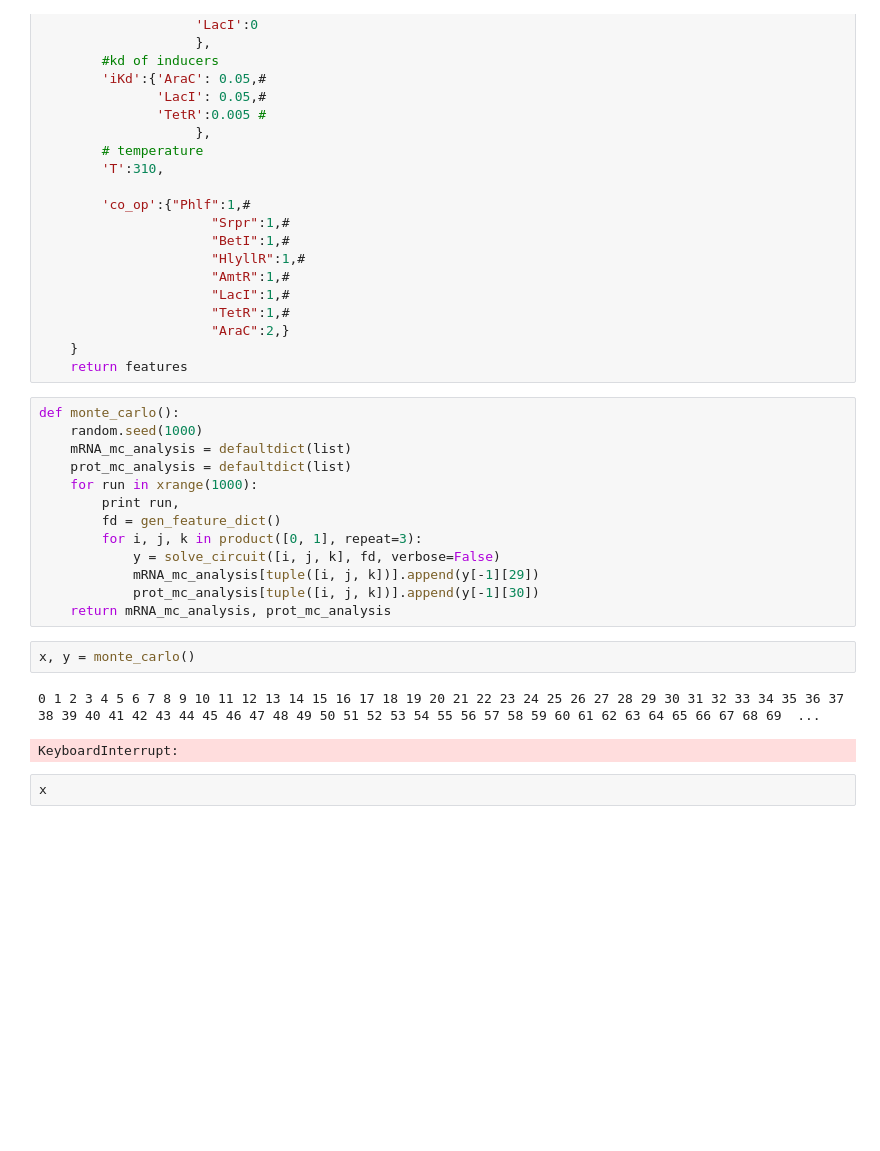
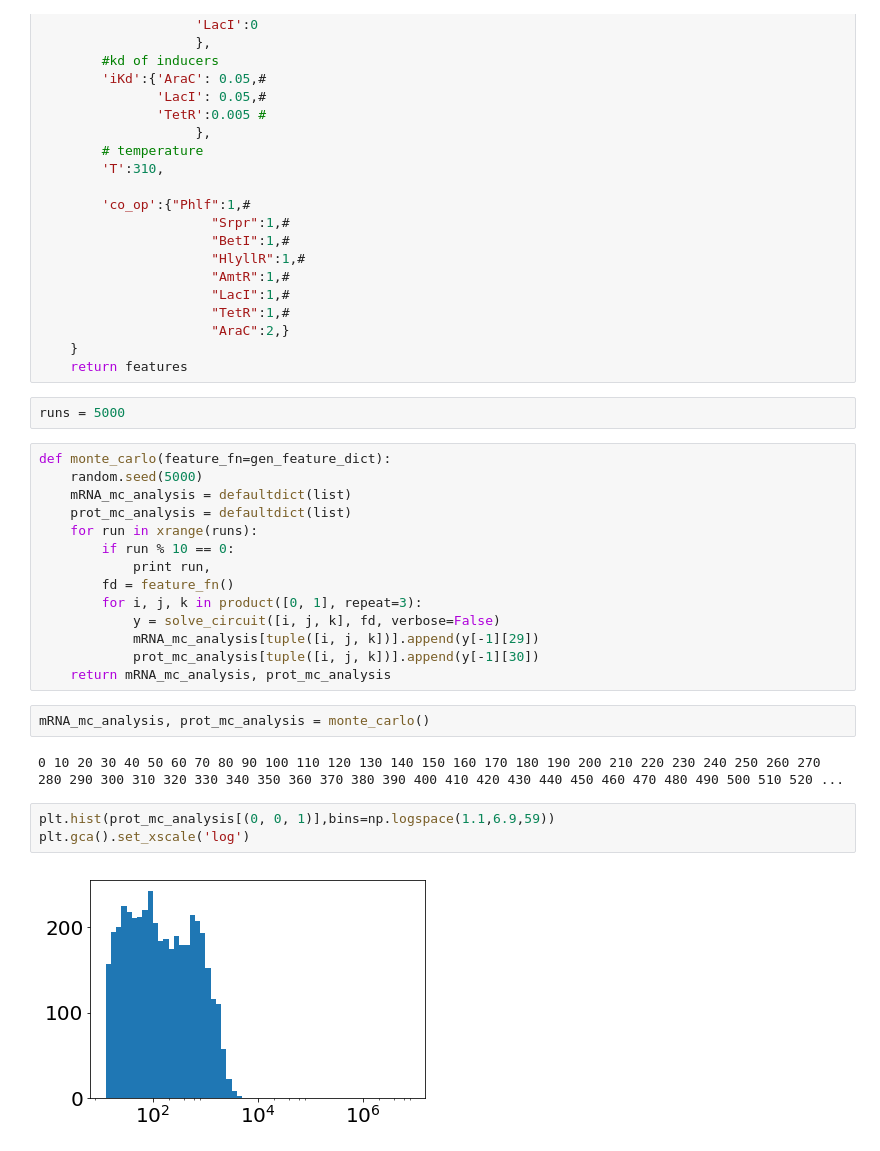
Before and after one commit to hsalis/SD2code, a Jupyter notebook: circuit_generator/rule_30_circuit.ipynb, the cells around one changed output. Saved outputs shown, nothing was run; the diff lists cells and outputs as text; blank space fills up the shorter version.

```diff
--- a/circuit_generator/rule_30_circuit.ipynb
+++ b/circuit_generator/rule_30_circuit.ipynb
@@ -685,23 +685,28 @@ def gen_feature_dict():
                       "AraC":2,}
     }
     return features
+# %%
+runs = 5000
 # %%
-def monte_carlo():
-    random.seed(1000)
+def monte_carlo(feature_fn=gen_feature_dict):
+    random.seed(5000)
     mRNA_mc_analysis = defaultdict(list)
     prot_mc_analysis = defaultdict(list)
-    for run in xrange(1000):
-        print run,
-        fd = gen_feature_dict()
+    for run in xrange(runs):
+        if run % 10 == 0:
+            print run,
+        fd = feature_fn()
         for i, j, k in product([0, 1], repeat=3):
             y = solve_circuit([i, j, k], fd, verbose=False)
             mRNA_mc_analysis[tuple([i, j, k])].append(y[-1][29])
             prot_mc_analysis[tuple([i, j, k])].append(y[-1][30])
     return mRNA_mc_analysis, prot_mc_analysis
-# %%
-x, y = monte_carlo()
-# %% [output]
-0 1 2 3 4 5 6 7 8 9 10 11 12 13 14 15 16 17 18 19 20 21 22 23 24 25 26 27 28 29 30 31 32 33 34 35 36 37 38 39 40 41 42 43 44 45 46 47 48 49 50 51 52 53 54 55 56 57 58 59 60 61 62 63 64 65 66 67 68 69  ...
-KeyboardInterrupt:
-# %%
-x
+# %%
+mRNA_mc_analysis, prot_mc_analysis = monte_carlo()
+# %% [output]
+0 10 20 30 40 50 60 70 80 90 100 110 120 130 140 150 160 170 180 190 200 210 220 230 240 250 260 270 280 290 300 310 320 330 340 350 360 370 380 390 400 410 420 430 440 450 460 470 480 490 500 510 520 ...
+# %%
+plt.hist(prot_mc_analysis[(0, 0, 1)],bins=np.logspace(1.1,6.9,59))
+plt.gca().set_xscale('log')
+# %% [output]
+[figure, added]
```
Also changed, not shown: parts of 17 cells of this notebook, 6 other files.
